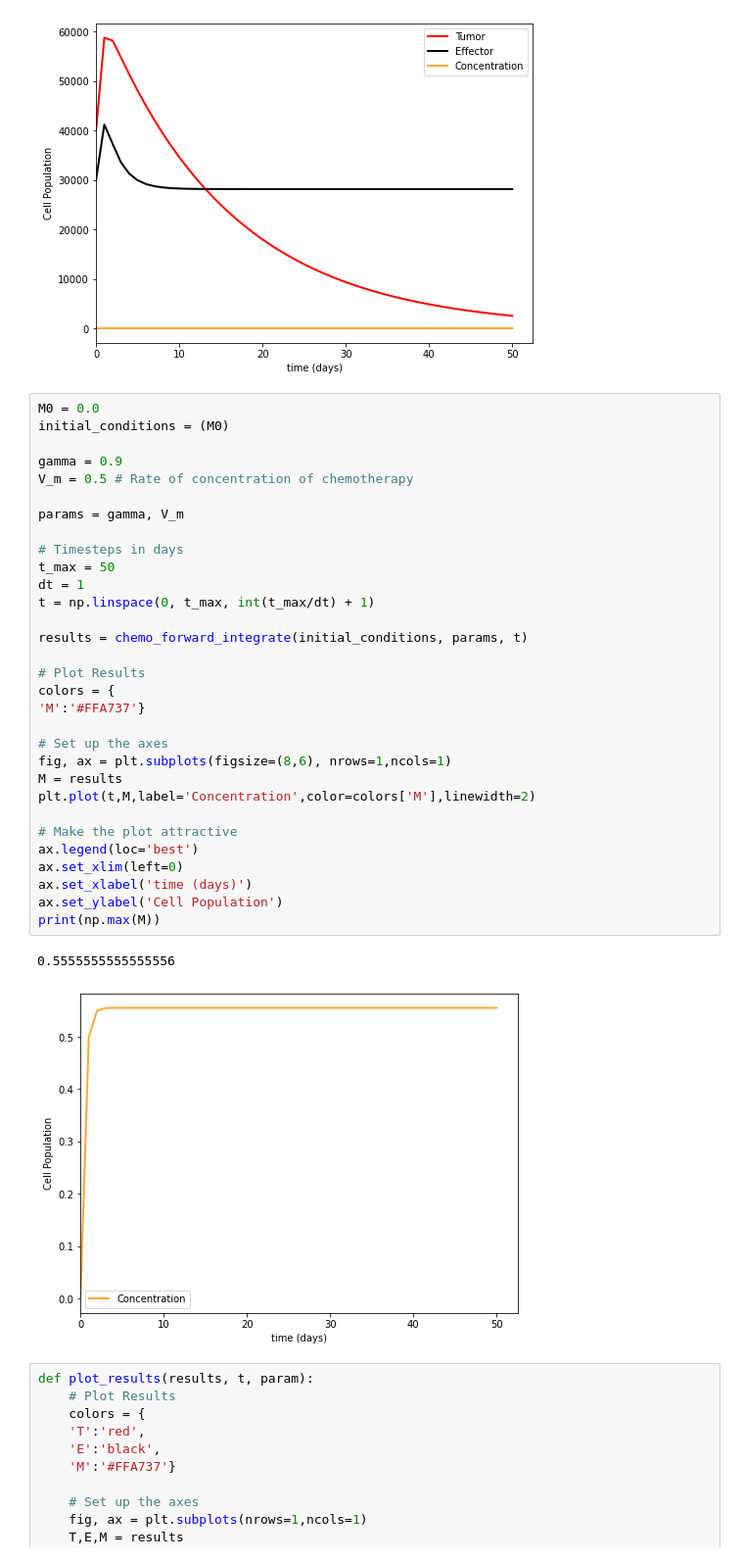
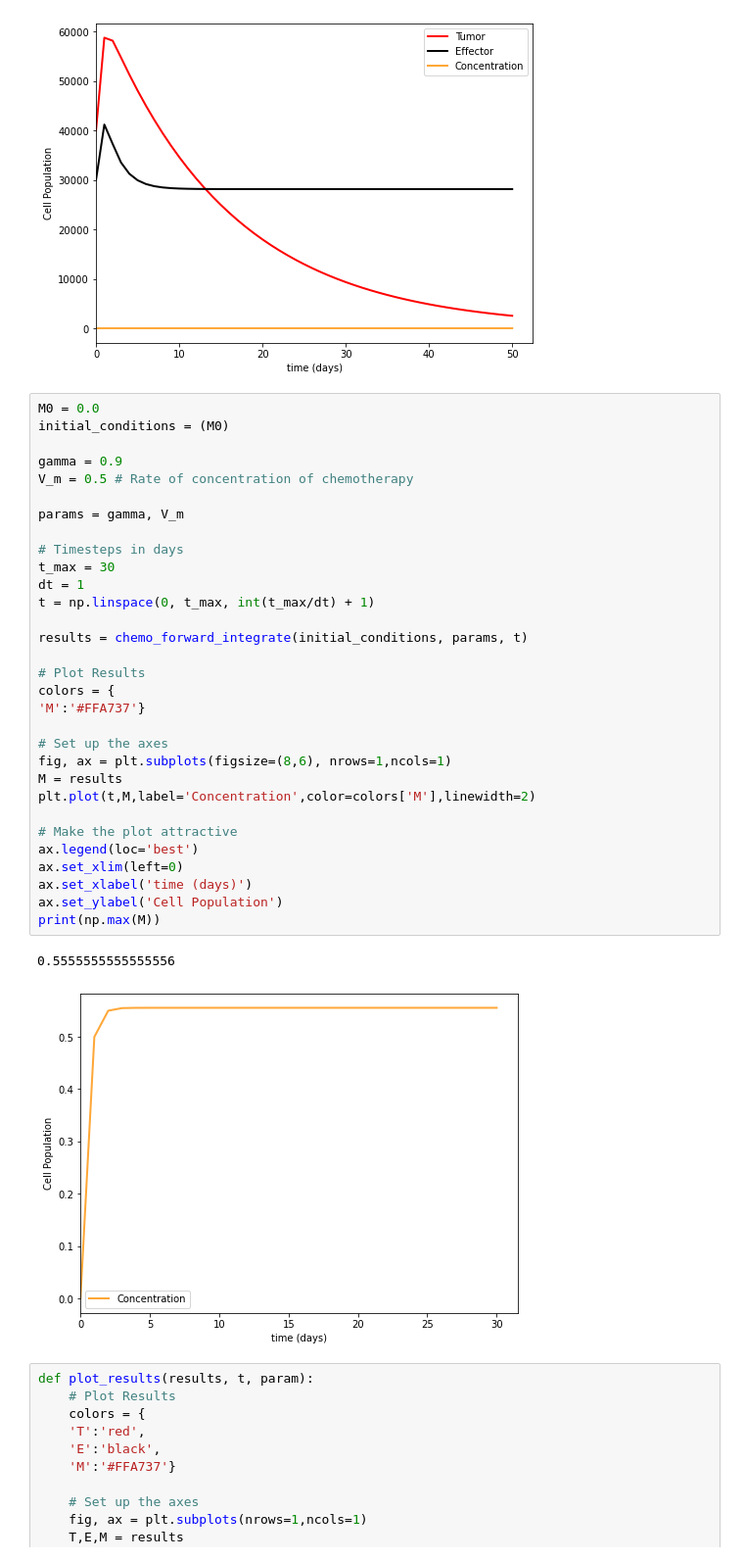
Before and after one commit to CSCI-4314-Final-Project/rk4-solver, a Jupyter notebook: tumor_rk4_simulation_presentation.ipynb, the cells around one changed output. Shown at 98% size. Drawn from its saved outputs; the diff is of its cells as text.

```diff
--- a/tumor_rk4_simulation_presentation.ipynb
+++ b/tumor_rk4_simulation_presentation.ipynb
@@ -248,35 +248,35 @@ M0 = 0.0
 initial_conditions = (M0)
 
 gamma = 0.9
 V_m = 0.5 # Rate of concentration of chemotherapy
 
 params = gamma, V_m
 
 # Timesteps in days
-t_max = 50
+t_max = 30
 dt = 1
 t = np.linspace(0, t_max, int(t_max/dt) + 1)
 
 results = chemo_forward_integrate(initial_conditions, params, t)
 
 # Plot Results
 colors = {
 'M':'#FFA737'}
 
 # Set up the axes
 fig, ax = plt.subplots(figsize=(8,6), nrows=1,ncols=1)
 M = results
 plt.plot(t,M,label='Concentration',color=colors['M'],linewidth=2)
 
 # Make the plot attractive
 ax.legend(loc='best')
 ax.set_xlim(left=0)
 ax.set_xlabel('time (days)')
 ax.set_ylabel('Cell Population')
 print(np.max(M))
 # %% [output]
 0.5555555555555556
-[figure, old version]
+[figure, new version]
 # %%
 def plot_results(results, t, param):
     # Plot Results
```
Also changed, not shown: parts of 1 cell of this notebook, 1 other file.
